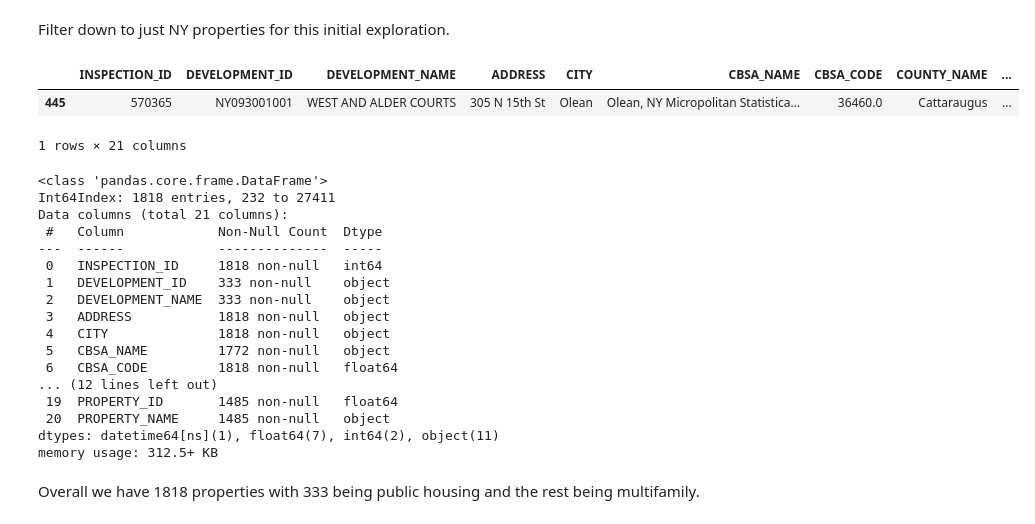
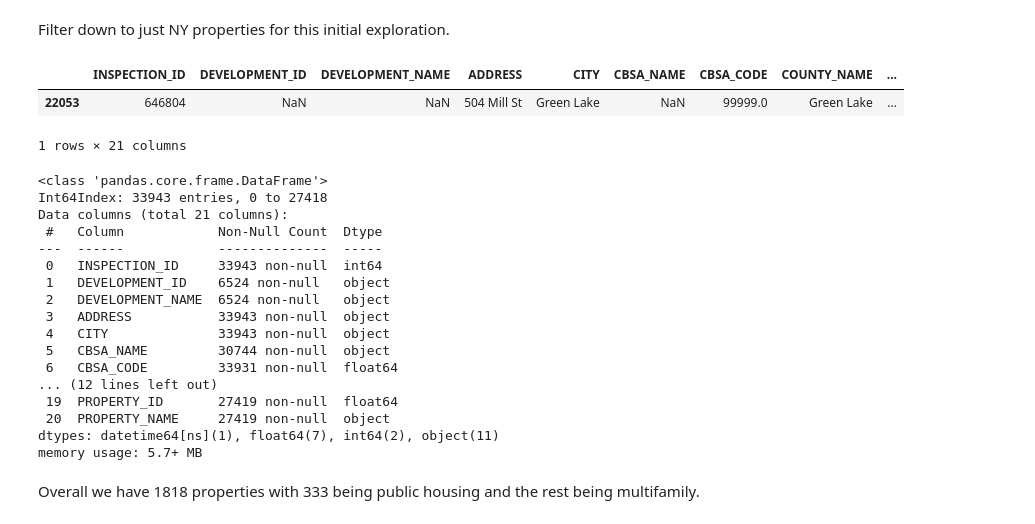
Before and after one commit to jackvandeleuv/fire_data_linkage, a Jupyter notebook: incident_type_by_zip.ipynb, the cells around one changed output. Drawn from its saved outputs; the diff is of its cells as text; code cells hidden in the pictures.

```diff
--- a/incident_type_by_zip.ipynb
+++ b/incident_type_by_zip.ipynb
@@ -20,32 +20,32 @@ public = pd.read_excel(WORKING_DIR + 'public_housing_physical_inspection_scores_
 Filter down to just NY properties for this initial exploration.
 # %%
 reac = pd.concat([public, multifamily])
-reac = reac[reac.STATE_NAME == 'NY']
+# reac = reac[reac.STATE_NAME == 'NY']
 reac.sample()
 # %% [output]
 |  | INSPECTION_ID | DEVELOPMENT_ID | DEVELOPMENT_NAME | ADDRESS | CITY | CBSA_NAME | CBSA_CODE | COUNTY_NAME | ... |
-| 445 | 570365 | NY093001001 | WEST AND ALDER COURTS | 305 N 15th St | Olean | Olean, NY Micropolitan Statistica... | 36460.0 | Cattaraugus | ... |
+| 22053 | 646804 | NaN | NaN | 504 Mill St | Green Lake | NaN | 99999.0 | Green Lake | ... |
 1 rows × 21 columns
 # %%
 reac.info()
 # %% [output]
 <class 'pandas.core.frame.DataFrame'>
-Int64Index: 1818 entries, 232 to 27411
+Int64Index: 33943 entries, 0 to 27418
 Data columns (total 21 columns):
  #   Column            Non-Null Count  Dtype
 ---  ------            --------------  -----
- 0   INSPECTION_ID     1818 non-null   int64
- 1   DEVELOPMENT_ID    333 non-null    object
- 2   DEVELOPMENT_NAME  333 non-null    object
- 3   ADDRESS           1818 non-null   object
- 4   CITY              1818 non-null   object
- 5   CBSA_NAME         1772 non-null   object
- 6   CBSA_CODE         1818 non-null   float64
+ 0   INSPECTION_ID     33943 non-null  int64
+ 1   DEVELOPMENT_ID    6524 non-null   object
+ 2   DEVELOPMENT_NAME  6524 non-null   object
+ 3   ADDRESS           33943 non-null  object
+ 4   CITY              33943 non-null  object
+ 5   CBSA_NAME         30744 non-null  object
+ 6   CBSA_CODE         33931 non-null  float64
 ... (12 lines left out)
- 19  PROPERTY_ID       1485 non-null   float64
- 20  PROPERTY_NAME     1485 non-null   object
+ 19  PROPERTY_ID       27419 non-null  float64
+ 20  PROPERTY_NAME     27419 non-null  object
 dtypes: datetime64[ns](1), float64(7), int64(2), object(11)
-memory usage: 312.5+ KB
+memory usage: 5.7+ MB
 # %% [markdown]
 Overall we have 1818 properties with 333 being public housing and the rest being multifamily.
 # %% [markdown]
```
Also changed, not shown: parts of 14 cells of this notebook, 1 other file.
